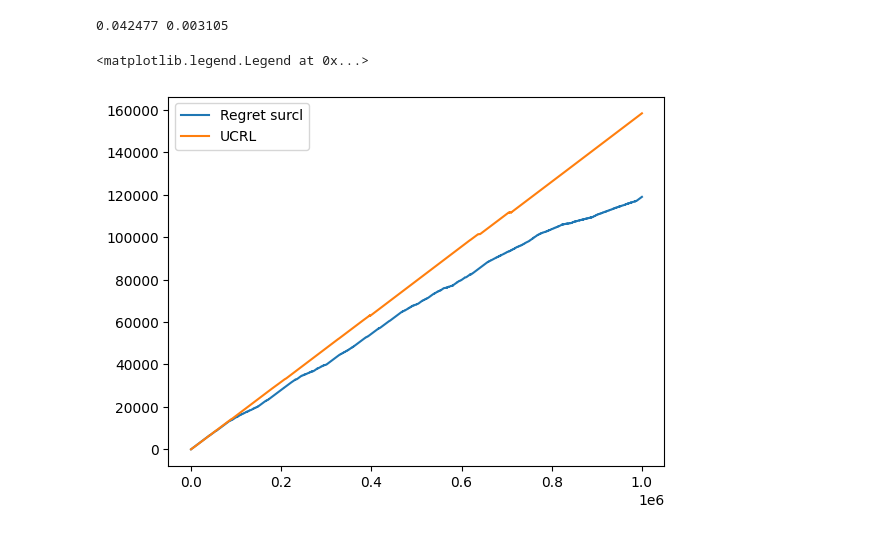
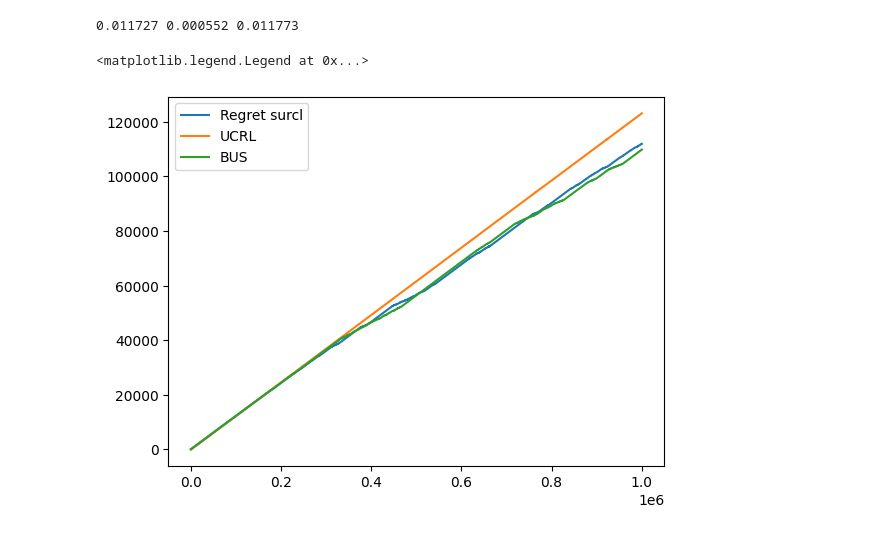
Before and after one commit to Asbjoern00/Bachelor_code, a Jupyter notebook: experiments.ipynb, the cells around one changed output. Drawn from its saved outputs; the diff is of its cells as text; code cells hidden in the pictures.

```diff
--- a/experiments.ipynb
+++ b/experiments.ipynb
@@ -11,7 +11,9 @@ importlib.reload(ucrlS)
 importlib.reload(utils)
 import matplotlib.pyplot as plt
 # %%
-env_smdp = gw.grid_world(nS=400, T_max=6)
-env_ucrl = gw.grid_world(nS=400, T_max=1)
-ucrl_naive = ucrl.UCRL2(nS=400, nA = 4, delta = 0.05)
-smdp_ucrl = ucrlS.UCRL_SMDP(nS = 400, nA = 4, delta = 0.05, b_r=1,b_tau=1,sigma_r=1/2, sigma_tau=5/2 ,r_max=1,tau_min=1, tau_max=5)
+env_smdp = gw.grid_world(nS=100, T_max=8)
+env_ucrl = gw.grid_world(nS=100, T_max=1)
+#ucrl_naive = ucrl.UCRL2(nS=100, nA = 4, delta = 0.05)
+smdp_ucrl = ucrlS.UCRL_SMDP(nS = 100, nA = 4, delta = 0.05, b_r=1,b_tau=1,sigma_r=1/2, sigma_tau=None, r_max=1,tau_min=1, tau_max=None, T_max = 8)
+#Bus_ucrl = ucrlS.BUS(nS = 100, nA = 4, delta = 0.05, b_r=1,b_tau=1,sigma_r=1/2, sigma_tau=None ,r_max=1,tau_min=1, tau_max=None, T_max_grid = np.array([2,4,6,8,10]))
+_,_,_,gstar = utils.VI(env_ucrl)
@@ -21,19 +20,25 @@ _, _, _, gstar_smdp = utils.VI(env_smdp)
 # %%
-reward_ucrl,tau_ucrl = utils.run_experiment(env_ucrl, ucrl_naive, T = 10**6)
-reward_sucrl,tau_sucrl = utils.run_experiment(env_smdp, smdp_ucrl, T = 10**6)
+reward_ucrl,tau_ucrl = utils.run_experiment(env_ucrl, ucrl_naive, T = 10**4)
+reward_sucrl,tau_sucrl = utils.run_experiment(env_smdp, smdp_ucrl, T = 10**4)
+# %%
+reward_bus,tau_bus = utils.run_experiment(env_smdp, Bus_ucrl, T = 10**6)
 # %%
 print(np.mean(reward_sucrl),
-np.mean(reward_ucrl)
+np.mean(reward_ucrl),
+np.mean(reward_bus)
 )
 # %% [output]
-0.042477 0.003105
+0.011727 0.000552 0.011773
 # %%
 regret_ucrl = utils.calc_regret(reward=reward_ucrl, tau = tau_ucrl, optimal_gain=gstar)
 regret_sucrl = utils.calc_regret(reward=reward_sucrl, tau = tau_sucrl, optimal_gain=gstar)
+# %%
+regrets_bus = utils.calc_regret(reward=reward_bus, tau = tau_bus, optimal_gain=gstar)
 # %%
 plt.plot(regret_sucrl, label = "Regret surcl")
 plt.plot(regret_ucrl, label = "UCRL")
+plt.plot(regrets_bus, label = "BUS")
 plt.legend()
 # %% [output]
 <matplotlib.legend.Legend at 0x...>
-[figure, old version]
+[figure, new version]
```
Also changed, not shown: parts of 2 cells of this notebook, 1 other file.
